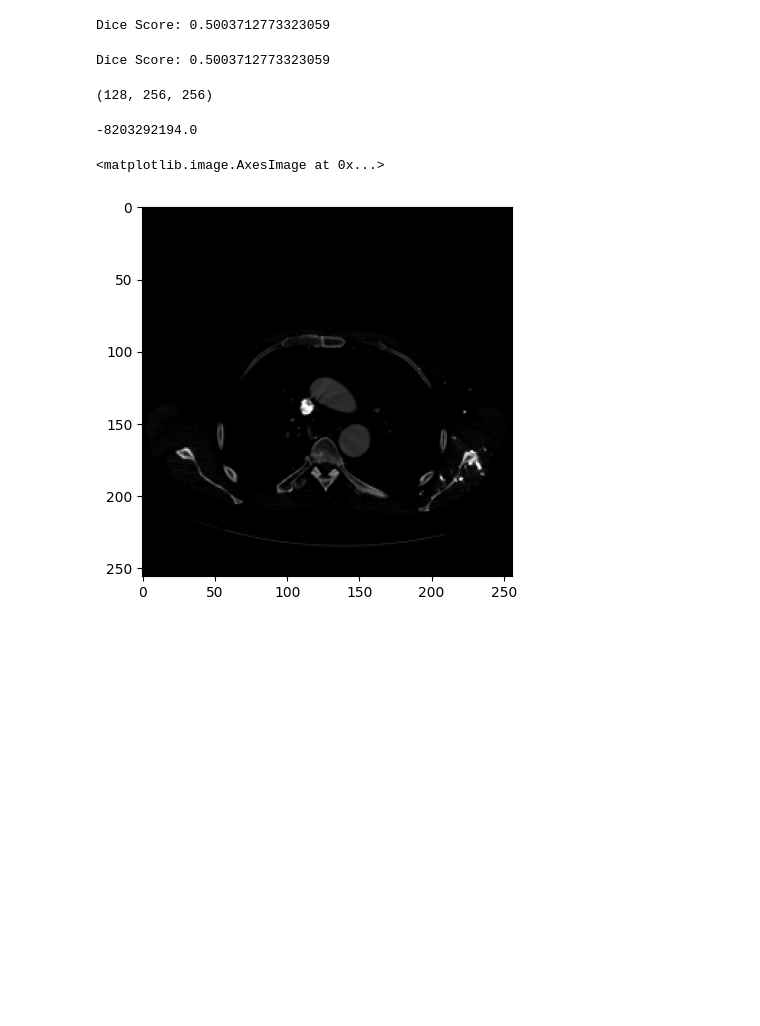
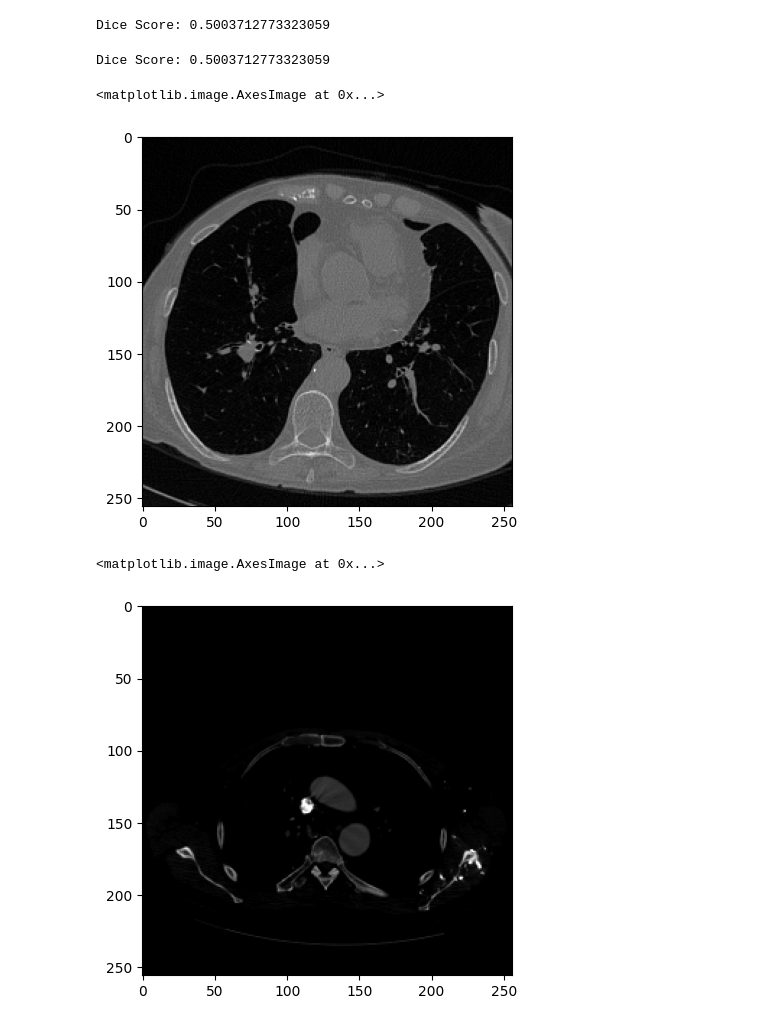
Before and after one commit to minhminh2k/3D-SegClass-Medical, a Jupyter notebook: notebooks/data.ipynb, the cells around one changed output. Drawn from its saved outputs; the diff is of its cells as text; code cells hidden in the pictures; blank space fills up the shorter version.

```diff
--- a/notebooks/data.ipynb
+++ b/notebooks/data.ipynb
@@ -86,16 +86,11 @@ def normalize_image(image):
         image = (image - min_val) / (max_val - min_val)
 
     return image
-# %%
-a = load_npy('/data/hpc/dqm/3D-SegClass-Medical/data/Image/LIDC-IDRI-0003/0003_NI001.npy')
-a.shape
-# %% [output]
-(128, 256, 256)
-# %%
-a.min()
-a.sum()
-# %% [output]
--8203292194.0
+# %%
+plt.imshow(a[50, :, :], cmap="gray")
+# %% [output]
+<matplotlib.image.AxesImage at 0x...>
+[figure, added]
 # %%
 def brighten_ct(image, a_min=-1000, a_max=400, new_min=0.2, new_max=1.0):
     image = np.clip(image, a_min, a_max)  # Cắt giá trị ngoài khoảng HU
```
Also changed, not shown: parts of 11 cells of this notebook, 33 other files.
